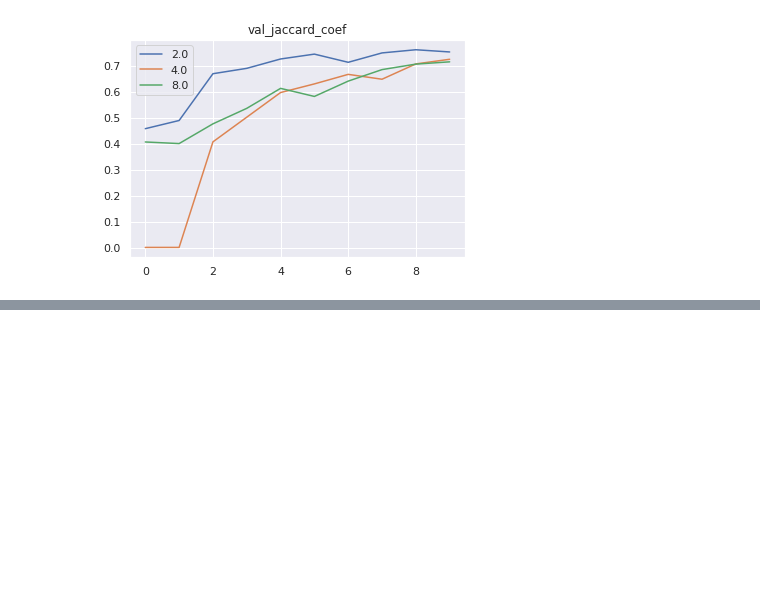
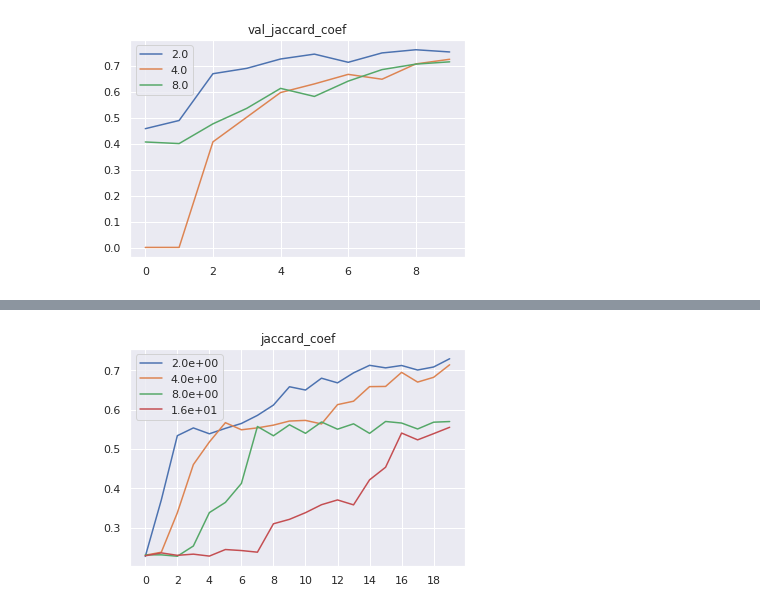
Before and after one commit to ilyarudyak/cs230_project_keras, a Jupyter notebook: skin_lesion/param_tuning.ipynb, the cells around one changed output, grey strips where cells are left out. Saved outputs shown, nothing was run; the diff lists cells and outputs as text; code cells hidden in the pictures; blank space fills up the shorter version.

```diff
--- a/skin_lesion/param_tuning.ipynb
+++ b/skin_lesion/param_tuning.ipynb
@@ -115,0 +137,4 @@ utils.plot_metric_paths('val_jaccard_coef', histories_bs[:3])
+# %%
+dir_path = Path('experiments/bigger_leaky_unet_toy')
+# %%
+histories_bs_toy = list(dir_path.glob('history_batch_size*'))
@@ -115,0 +148,4 @@ utils.plot_metric_paths('val_jaccard_coef', histories_bs[:3])
+# %%
+utils.plot_metric_paths('jaccard_coef', histories_bs_toy)
+# %% [output]
+[figure, added]
```
Also changed, not shown: parts of 8 cells of this notebook, 11 other files.
